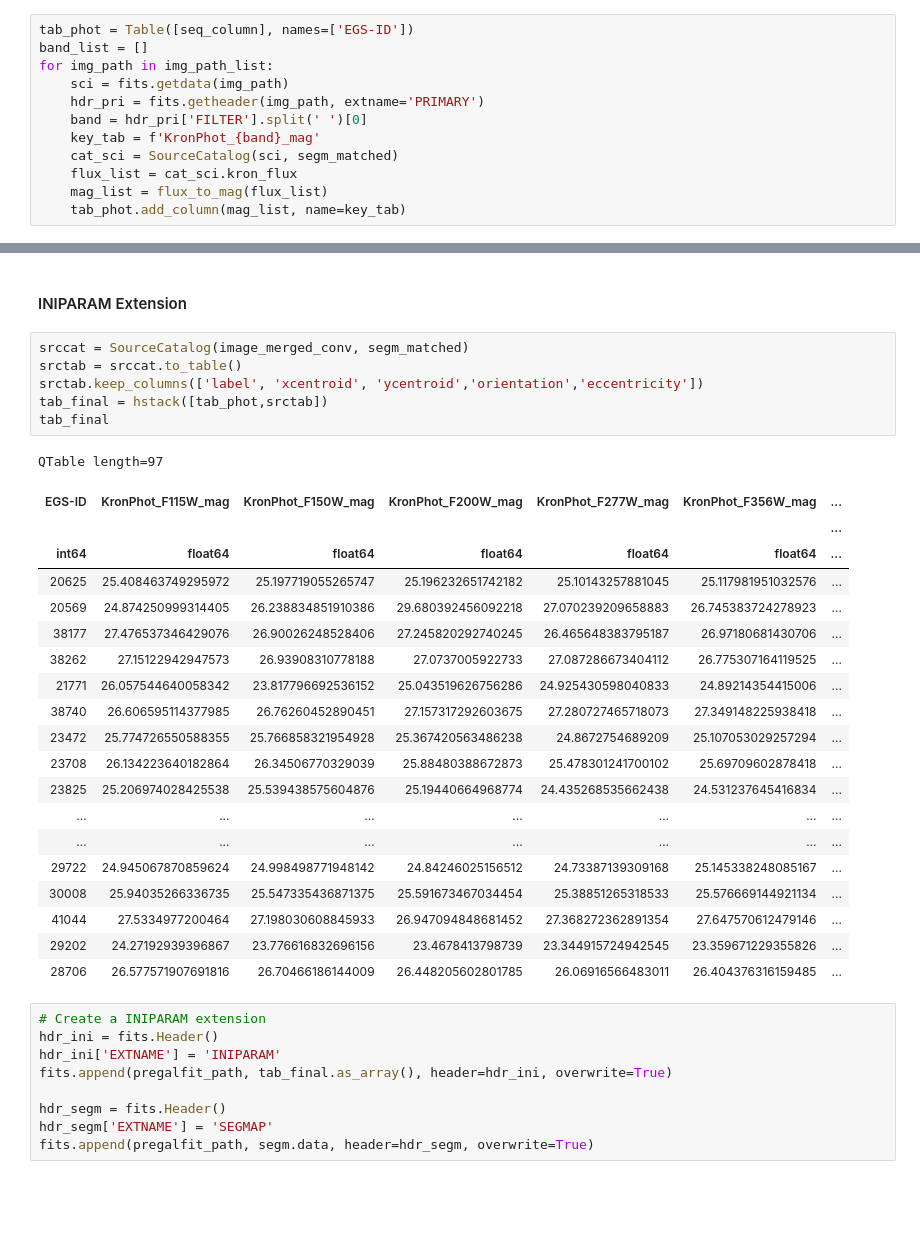
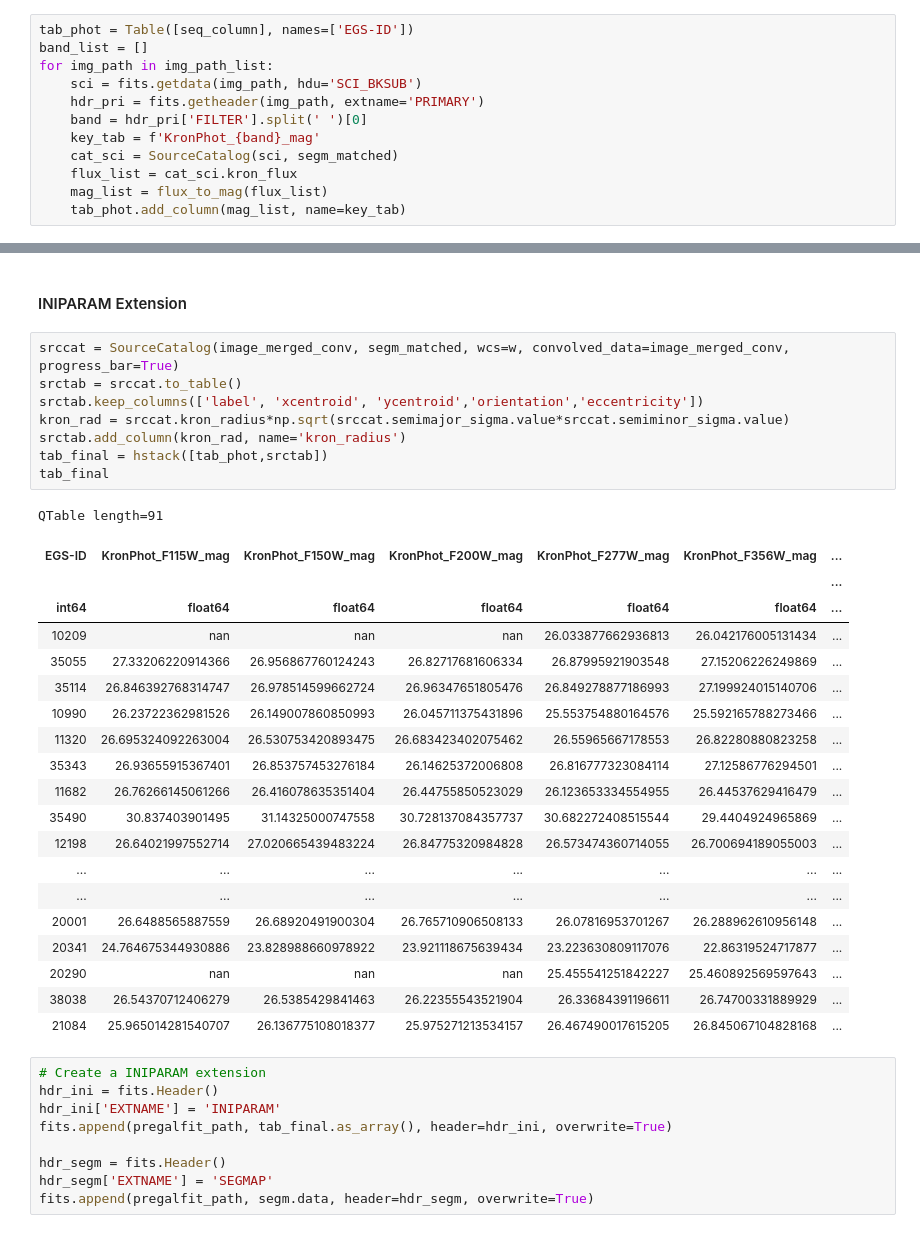
Before and after one commit to Cereal137/GalfitModified, a Jupyter notebook: 2prephot.ipynb, the cells around one changed output, grey strips where cells are left out. Saved outputs shown, nothing was run; the diff lists cells and outputs as text; blank space fills up the shorter version.

```diff
--- a/2prephot.ipynb
+++ b/2prephot.ipynb
@@ -81,7 +81,7 @@ def flux_to_mag(flux):
 tab_phot = Table([seq_column], names=['EGS-ID'])
 band_list = []
 for img_path in img_path_list:
-    sci = fits.getdata(img_path)
+    sci = fits.getdata(img_path, hdu='SCI_BKSUB')
     hdr_pri = fits.getheader(img_path, extname='PRIMARY')
     band = hdr_pri['FILTER'].split(' ')[0]
     key_tab = f'KronPhot_{band}_mag'
@@ -159,32 +159,34 @@ fits.writeto(pregalfit_path, tab_img.as_array(), header=hdr_img, overwrite=True)
 # %% [markdown]
 #### INIPARAM Extension
 # %%
-srccat = SourceCatalog(image_merged_conv, segm_matched)
+srccat = SourceCatalog(image_merged_conv, segm_matched, wcs=w, convolved_data=image_merged_conv, progress_bar=True)
 srctab = srccat.to_table()
 srctab.keep_columns(['label', 'xcentroid', 'ycentroid','orientation','eccentricity'])
+kron_rad = srccat.kron_radius*np.sqrt(srccat.semimajor_sigma.value*srccat.semiminor_sigma.value)
+srctab.add_column(kron_rad, name='kron_radius')
 tab_final = hstack([tab_phot,srctab])
 tab_final
 # %% [output]
-QTable length=97
+QTable length=91
 | EGS-ID | KronPhot_F115W_mag | KronPhot_F150W_mag | KronPhot_F200W_mag | KronPhot_F277W_mag | KronPhot_F356W_mag | ... |
 |  |  |  |  |  |  | ... |
 | int64 | float64 | float64 | float64 | float64 | float64 | ... |
-| 20625 | 25.408463749295972 | 25.197719055265747 | 25.196232651742182 | 25.10143257881045 | 25.117981951032576 | ... |
-| 20569 | 24.874250999314405 | 26.238834851910386 | 29.680392456092218 | 27.070239209658883 | 26.745383724278923 | ... |
-| 38177 | 27.476537346429076 | 26.90026248528406 | 27.245820292740245 | 26.465648383795187 | 26.97180681430706 | ... |
-| 38262 | 27.15122942947573 | 26.93908310778188 | 27.0737005922733 | 27.087286673404112 | 26.775307164119525 | ... |
-| 21771 | 26.057544640058342 | 23.817796692536152 | 25.043519626756286 | 24.925430598040833 | 24.89214354415006 | ... |
-| 38740 | 26.606595114377985 | 26.76260452890451 | 27.157317292603675 | 27.280727465718073 | 27.349148225938418 | ... |
-| 23472 | 25.774726550588355 | 25.766858321954928 | 25.367420563486238 | 24.8672754689209 | 25.107053029257294 | ... |
-| 23708 | 26.134223640182864 | 26.34506770329039 | 25.88480388672873 | 25.478301241700102 | 25.69709602878418 | ... |
-| 23825 | 25.206974028425538 | 25.539438575604876 | 25.19440664968774 | 24.435268535662438 | 24.531237645416834 | ... |
+| 10209 | nan | nan | nan | 26.033877662936813 | 26.042176005131434 | ... |
+| 35055 | 27.33206220914366 | 26.956867760124243 | 26.82717681606334 | 26.87995921903548 | 27.15206226249869 | ... |
+| 35114 | 26.846392768314747 | 26.978514599662724 | 26.96347651805476 | 26.849278877186993 | 27.199924015140706 | ... |
+| 10990 | 26.23722362981526 | 26.149007860850993 | 26.045711375431896 | 25.553754880164576 | 25.592165788273466 | ... |
+| 11320 | 26.695324092263004 | 26.530753420893475 | 26.683423402075462 | 26.55965667178553 | 26.82280880823258 | ... |
+| 35343 | 26.93655915367401 | 26.853757453276184 | 26.14625372006808 | 26.816777323084114 | 27.12586776294501 | ... |
+| 11682 | 26.76266145061266 | 26.416078635351404 | 26.44755850523029 | 26.123653334554955 | 26.44537629416479 | ... |
+| 35490 | 30.837403901495 | 31.14325000747558 | 30.728137084357737 | 30.682272408515544 | 29.4404924965869 | ... |
+| 12198 | 26.64021997552714 | 27.020665439483224 | 26.84775320984828 | 26.573474360714055 | 26.700694189055003 | ... |
 | ... | ... | ... | ... | ... | ... | ... |
 | ... | ... | ... | ... | ... | ... | ... |
-| 29722 | 24.945067870859624 | 24.998498771948142 | 24.84246025156512 | 24.73387139309168 | 25.145338248085167 | ... |
-| 30008 | 25.94035266336735 | 25.547335436871375 | 25.591673467034454 | 25.38851265318533 | 25.576669144921134 | ... |
-| 41044 | 27.5334977200464 | 27.198030608845933 | 26.947094848681452 | 27.368272362891354 | 27.647570612479146 | ... |
-| 29202 | 24.27192939396867 | 23.776616832696156 | 23.4678413798739 | 23.344915724942545 | 23.359671229355826 | ... |
-| 28706 | 26.577571907691816 | 26.70466186144009 | 26.448205602801785 | 26.06916566483011 | 26.404376316159485 | ... |
+| 20001 | 26.6488565887559 | 26.68920491900304 | 26.765710906508133 | 26.07816953701267 | 26.288962610956148 | ... |
+| 20341 | 24.764675344930886 | 23.828988660978922 | 23.921118675639434 | 23.223630809117076 | 22.86319524717877 | ... |
+| 20290 | nan | nan | nan | 25.455541251842227 | 25.460892569597643 | ... |
+| 38038 | 26.54370712406279 | 26.5385429841463 | 26.22355543521904 | 26.33684391196611 | 26.74700331889929 | ... |
+| 21084 | 25.965014281540707 | 26.136775108018377 | 25.975271213534157 | 26.467490017615205 | 26.845067104828168 | ... |
 # %%
 # Create a INIPARAM extension
 hdr_ini = fits.Header()
```
Also changed, not shown: parts of 10 cells of this notebook, 5 other files.
